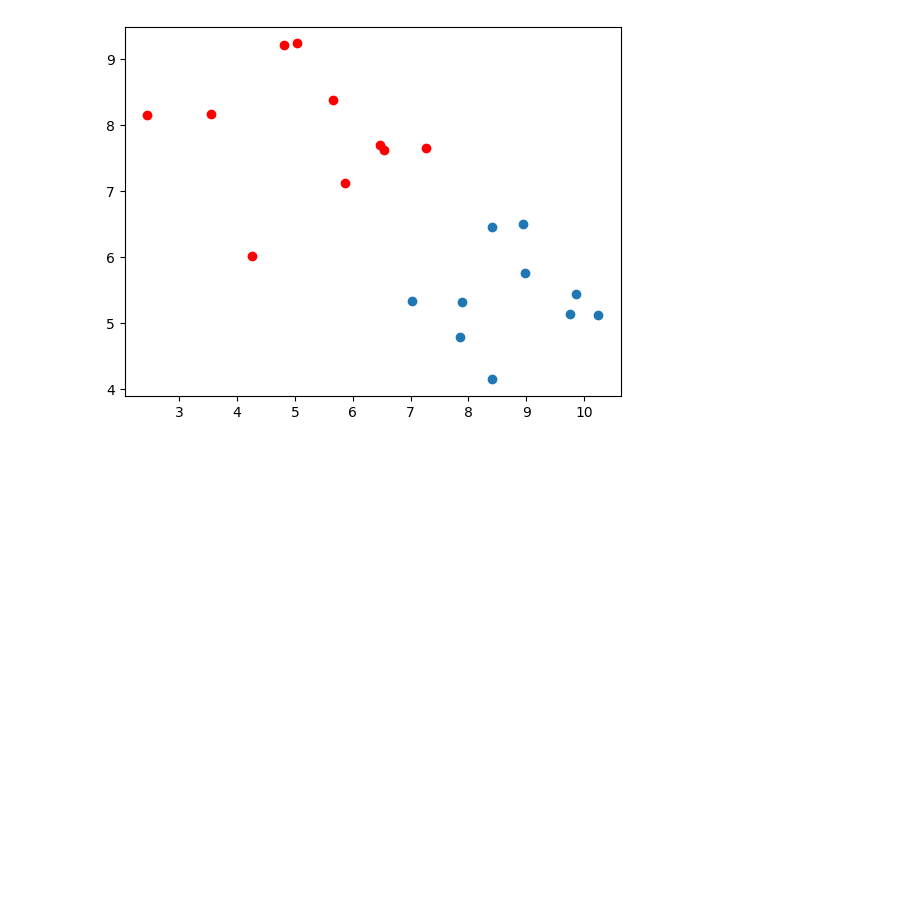
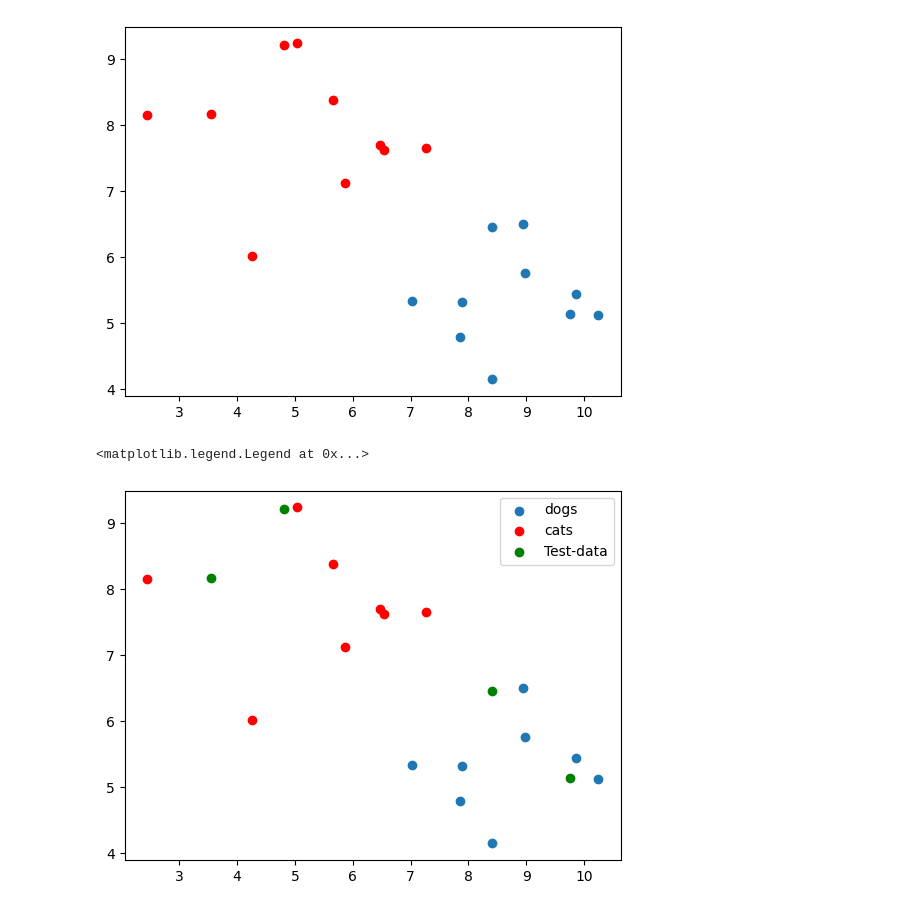
Before and after one commit to amruth6002/Machine-Learning, a Jupyter notebook: Random_LinearClassifier.ipynb, the cells around one changed output. Saved outputs shown, nothing was run; the diff lists cells and outputs as text; code cells hidden in the pictures; blank space fills up the shorter version.

```diff
--- a/Random_LinearClassifier.ipynb
+++ b/Random_LinearClassifier.ipynb
@@ -56,3 +64,11 @@ cats_data=np.vstack((catf_1,catf_2)).T
+# %%
+plt.scatter(x_train[y_train == 0][:,0],x_train[y_train ==0][:,1],label="dogs")
+plt.scatter(x_train[y_train == 1][:,0],x_train[y_train ==1][:,1],label="cats",color="red")
+plt.scatter(x_test[:,0],x_test[:,1],color="green",label="Test-data")
+plt.legend()
+# %% [output]
+<matplotlib.legend.Legend at 0x...>
+[figure, added]
 # %%
 k=100
 d=2
```
Also changed, not shown: parts of 8 cells of this notebook.
